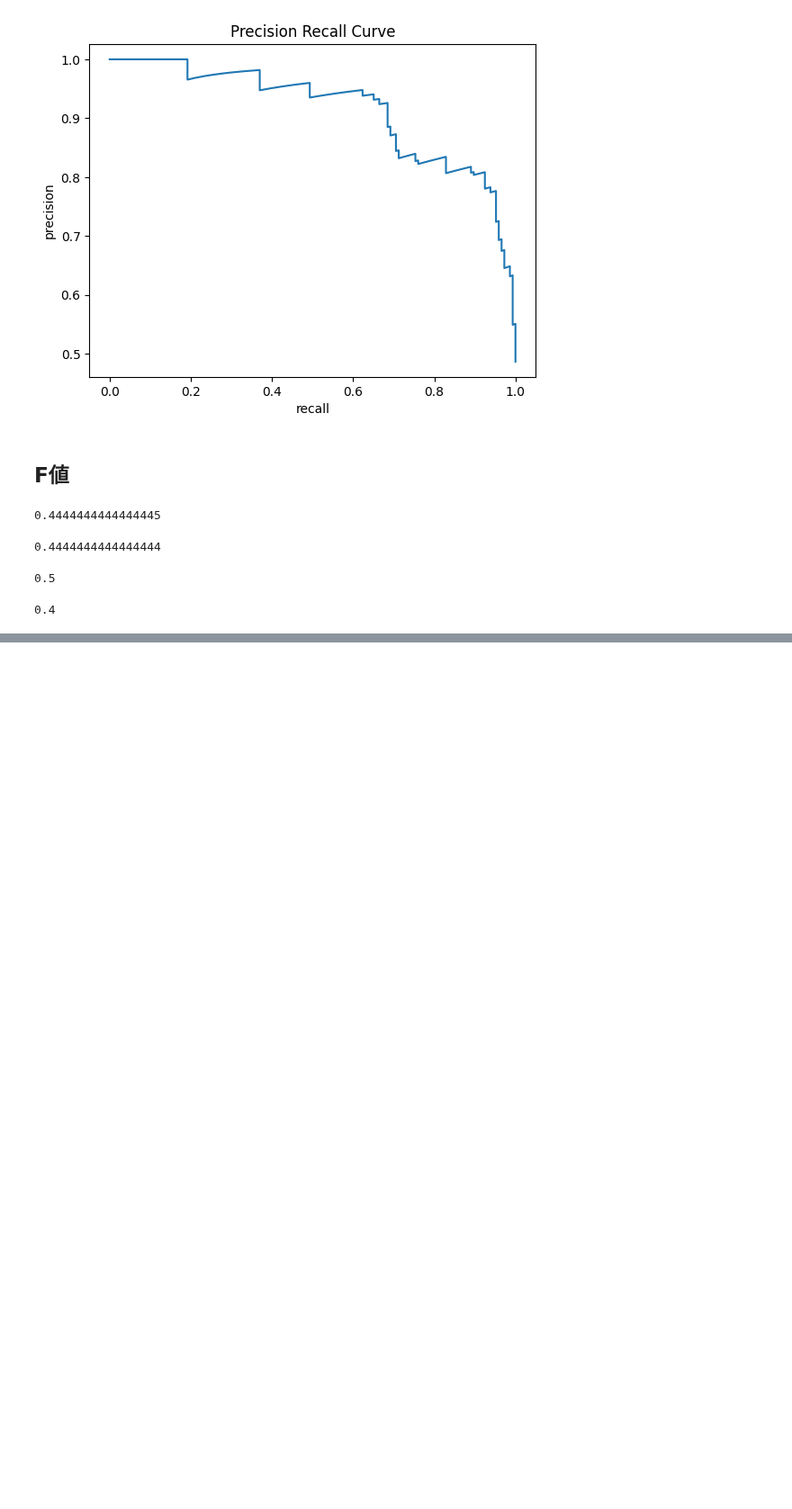
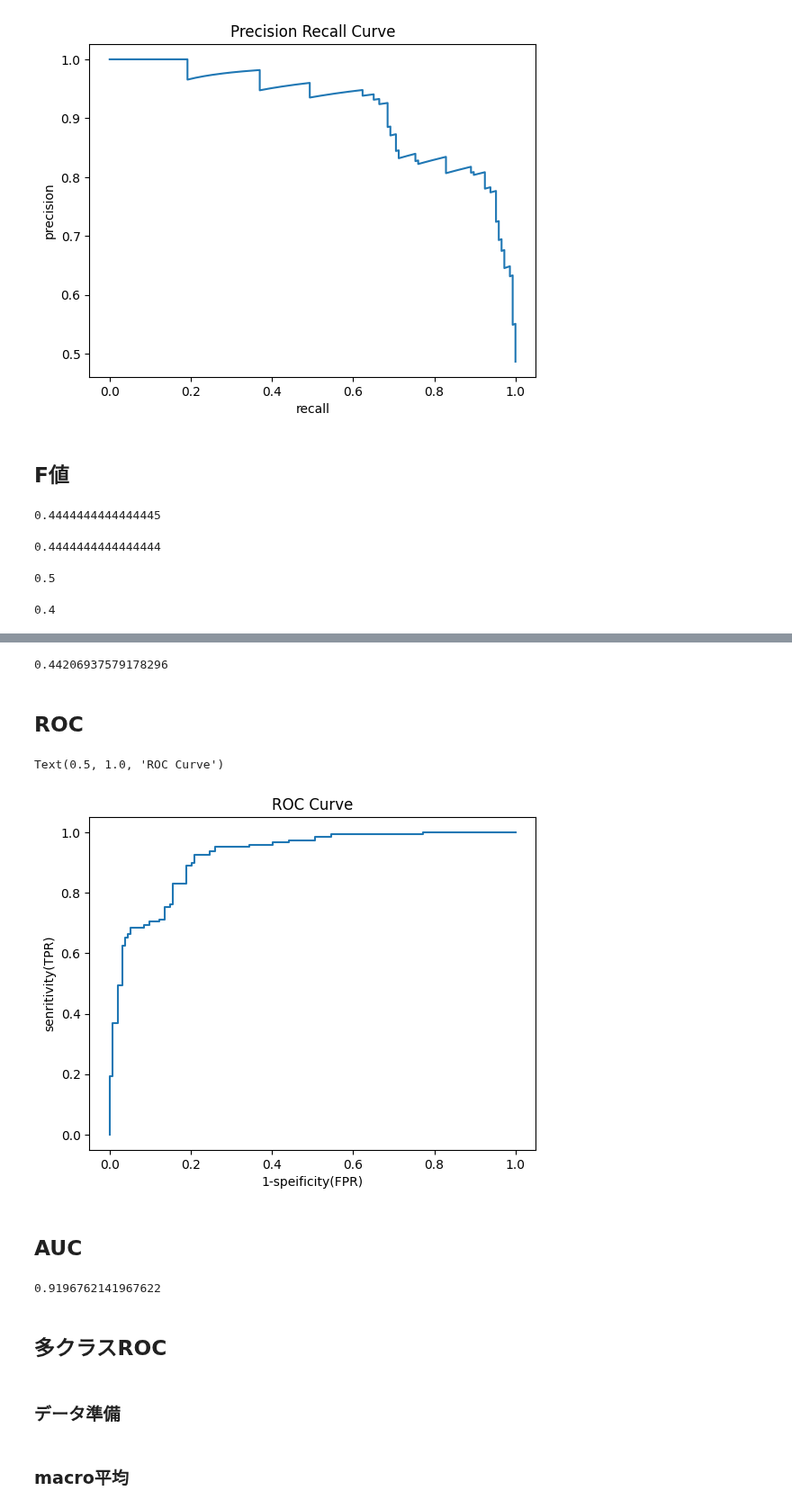
Before and after one commit to Masato-210831/For_study, a Jupyter notebook: Python_code/ML_lectures/classifier_metrics.ipynb, the cells around one changed output, grey strips where cells are left out. Shown at 90% size. Cells and saved outputs as stored; diff of their text form; code cells hidden in the pictures; blank space fills up the shorter version.

```diff
--- a/Python_code/ML_lectures/classifier_metrics.ipynb
+++ b/Python_code/ML_lectures/classifier_metrics.ipynb
@@ -156,0 +192,28 @@ precision_score(y_true, y_pred)
+# %%
+thresholds[np.argmax(f1_values)]
+# %% [output]
+0.44206937579178296
+# %% [markdown]
+## ROC
+# %%
+from sklearn.metrics import roc_curve
+fpr, tpr , threshold = roc_curve(y_test, y_pred_proba[:, 1])
+# %%
+plt.plot(fpr, tpr)
+plt.xlabel('1-speificity(FPR)')
+plt.ylabel('senritivity(TPR)')
+plt.title('ROC Curve')
+# %% [output]
+Text(0.5, 1.0, 'ROC Curve')
+[figure, added]
+# %% [markdown]
+## AUC
+# %%
+from sklearn.metrics import auc
+auc(fpr, tpr)
+# %% [output]
+0.9196762141967622
+# %% [markdown]
+## 多クラスROC
+# %% [markdown]
+### データ準備
@@ -156,0 +233,2 @@ precision_score(y_true, y_pred)
+# %% [markdown]
+### macro平均
```
Also changed, not shown: parts of 36 cells of this notebook, 1 other file.
